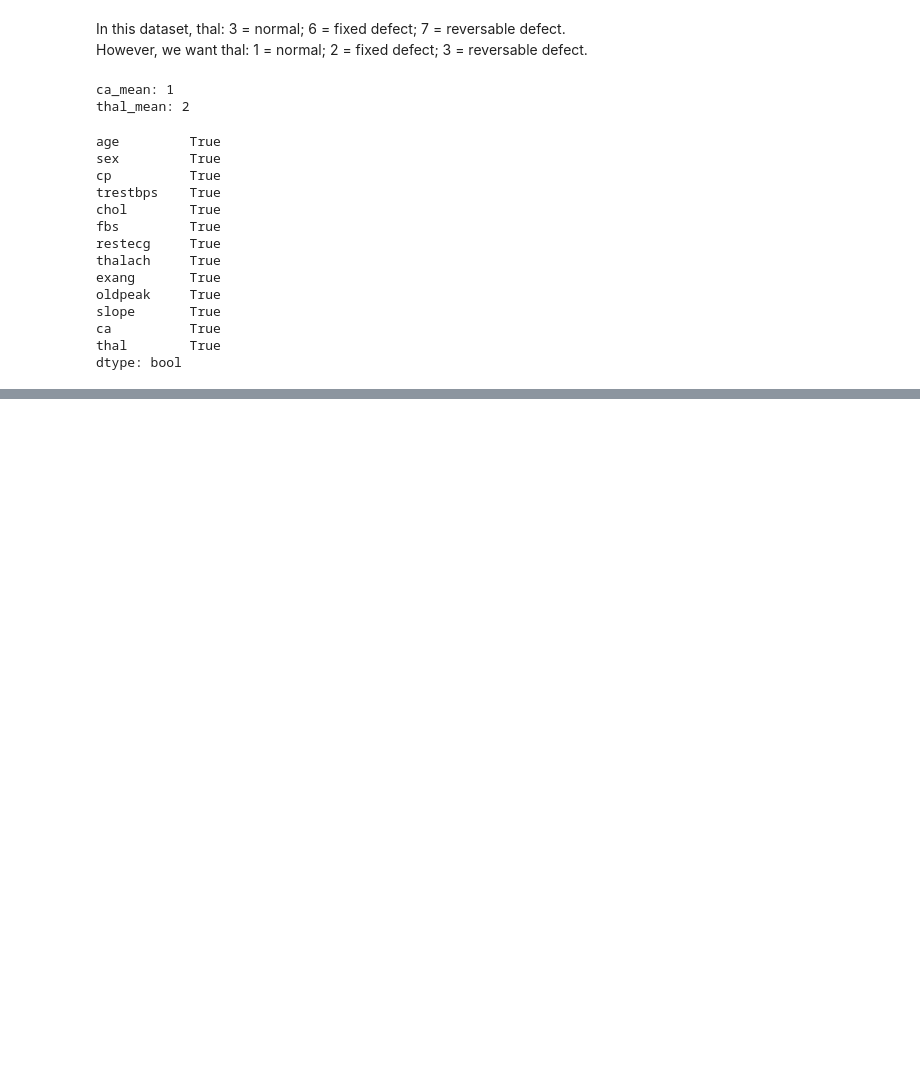
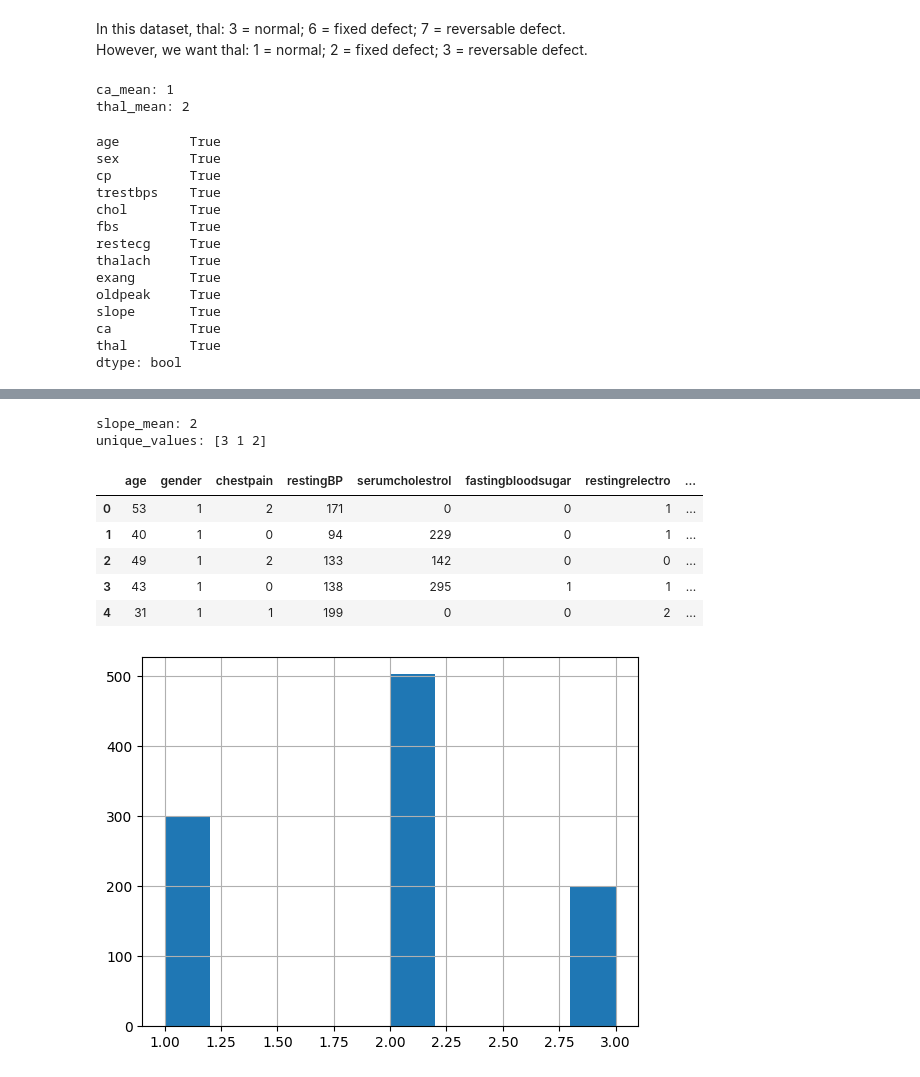
Before and after one commit to ml-cvd-prediction/ml-cvd-prediction.github.io, a Jupyter notebook: src/cleveland.ipynb, the cells around one changed output, grey strips where cells are left out. Saved outputs shown, nothing was run; the diff lists cells and outputs as text; code cells hidden in the pictures; blank space fills up the shorter version.

```diff
--- a/src/cleveland.ipynb
+++ b/src/cleveland.ipynb
@@ -173,0 +185,4 @@ X.head()
+# %%
+data_url = '../csvs/Cardiovascular_Disease_Dataset.csv'
+df = pd.read_csv(data_url)
+df.head()
@@ -173,0 +196,8 @@ X.head()
+# %%
+X = X.rename(columns={"age": "age", "sex": "gender", "cp":"chestpain", "trestbps": "restingBP",
+                    "chol":"serumcholestrol", "fbs":"fastingbloodsugar", "restecg":"restingrelectro",
+                    "thalach":"maxheartrate", "exang":"exerciseangia", "oldpeak":"oldpeak", "slope": "slope",
+                    "ca":"noofmajorvessels", "thal":"thal"})
+X = X.drop(['thal'], axis=1)
+df = df.drop(['patientid'], axis=1)
+X.head()
@@ -173,0 +211,19 @@ X.head()
+# %%
+# df['slope'].hist()
+slope_mean = int(math.ceil(df[df['slope'].isin([1, 2, 3])]['slope'].mean()))
+print(f"slope_mean: {slope_mean}")
+df.loc[:, 'slope'] = df['slope'].replace(0, slope_mean)
+df['slope'].hist()
+unique_values = df['slope'].unique()
+print(f"unique_values: {unique_values}")
+df.head()
+# %% [output]
+slope_mean: 2
+unique_values: [3 1 2]
+|  | age | gender | chestpain | restingBP | serumcholestrol | fastingbloodsugar | restingrelectro | ... |
+| 0 | 53 | 1 | 2 | 171 | 0 | 0 | 1 | ... |
+| 1 | 40 | 1 | 0 | 94 | 229 | 0 | 1 | ... |
+| 2 | 49 | 1 | 2 | 133 | 142 | 0 | 0 | ... |
+| 3 | 43 | 1 | 0 | 138 | 295 | 1 | 1 | ... |
+| 4 | 31 | 1 | 1 | 199 | 0 | 0 | 2 | ... |
+[figure, added]
```
Also changed, not shown: parts of 9 cells of this notebook, 7 other files.
